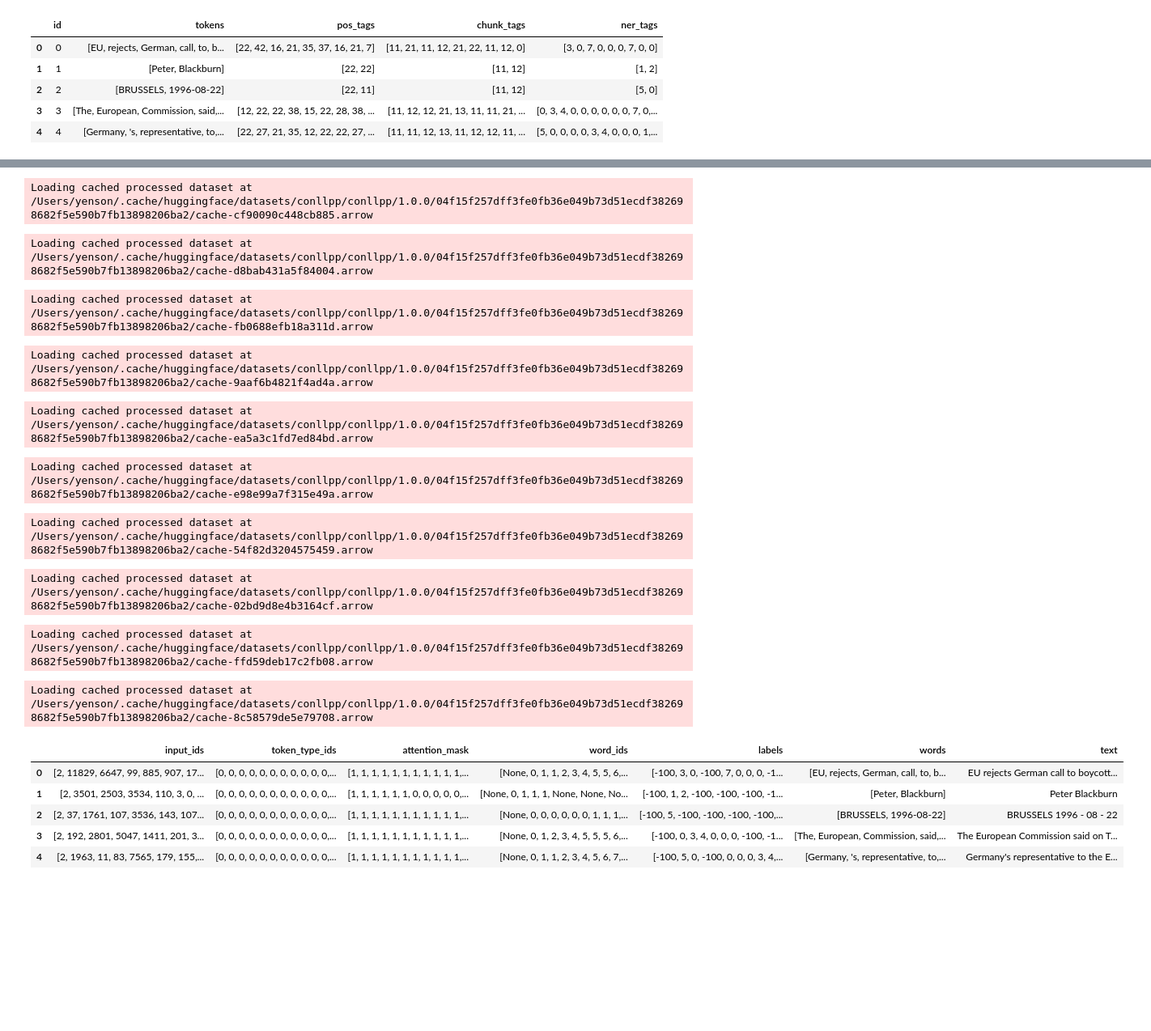
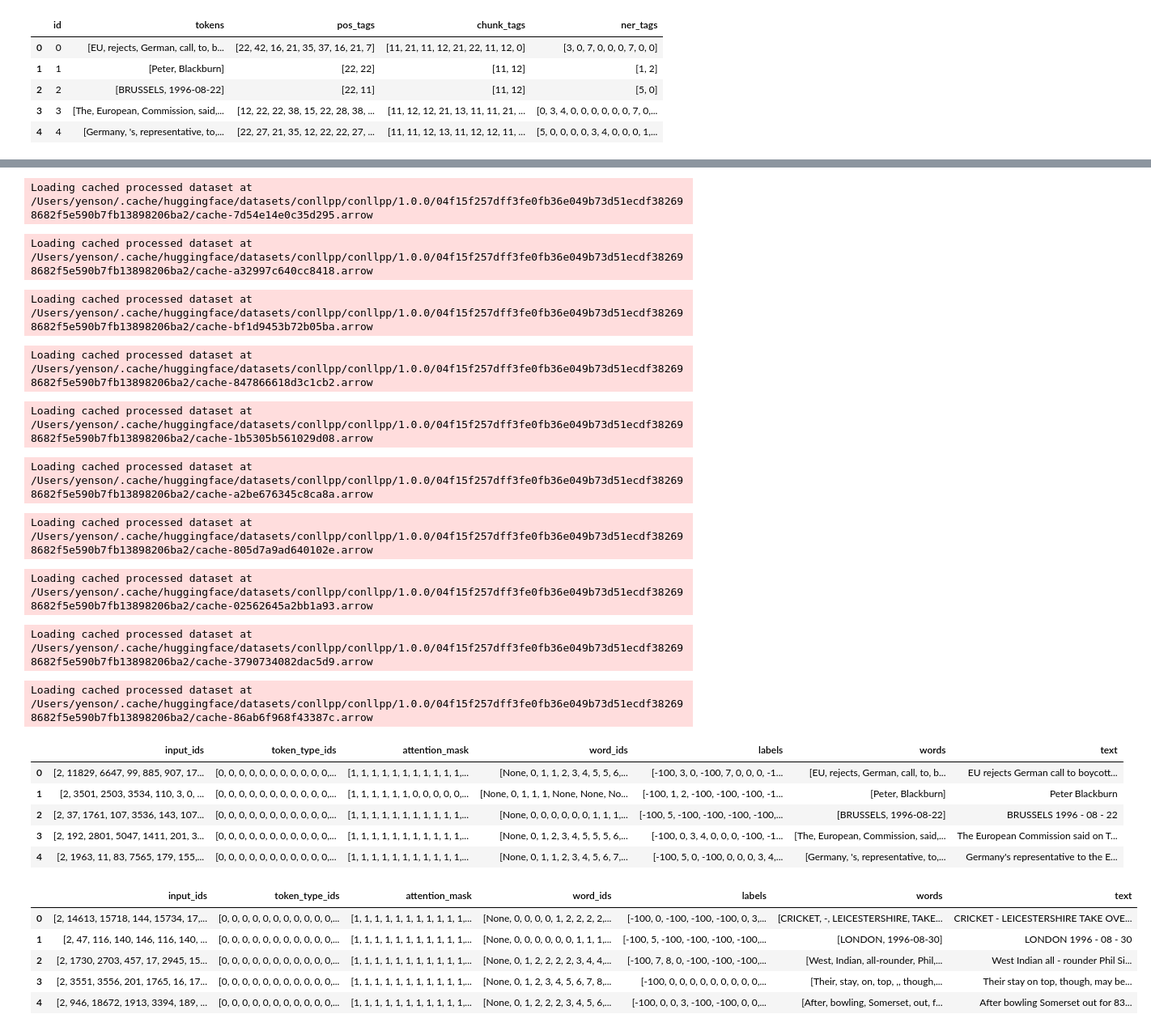
Before and after one commit to yenson-lau/pii-remediation, a Jupyter notebook: eval_pii_remediation/finetune_ner.ipynb, the cells around one changed output, grey strips where cells are left out. Shown at 81% size. Cells and saved outputs as stored; diff of their text form; code cells hidden in the pictures; blank space fills up the shorter version.

Commit message:
NER finetuning on Colab

```diff
--- a/eval_pii_remediation/finetune_ner.ipynb
+++ b/eval_pii_remediation/finetune_ner.ipynb
@@ -12,0 +16,26 @@ pd.set_option('display.max_colwidth', 90)
+# %%
+# Settings
+_colab_install = True
+_testing = True
+
+# Parameters
+tokenizer_dir = path.join(data_dir, "pretrain", "tokenizer")
+model_dir = path.join(data_dir, "pretrain", "model")
+ner_dir = path.join(data_dir, "ner")
+
+null_label = -100   # https://towardsdatascience.com/named-entity-recognition-with-bert-in-pytorch-a454405e0b6a
+max_length = 128
+
+training_args = dict(
+    optim = "adamw_torch",
+    num_train_epochs = 5,
+    per_device_train_batch_size = 64,
+    eval_accumulation_steps = 10,
+
+    evaluation_strategy = "epoch",
+    logging_strategy = "epoch",
+    save_strategy = "epoch",
+
+    load_best_model_at_end = True
+    save_total_limit = 3,
+)
@@ -29,15 +114,12 @@ Reusing dataset conllpp (/Users/yenson/.cache/huggingface/datasets/conllpp/conll
 import torch
 from transformers import BertTokenizerFast
 
-null_label = -100   # https://towardsdatascience.com/named-entity-recognition-with-bert-in-pytorch-a454405e0b6a
-max_length = 128
-
-tokenizer = BertTokenizerFast.from_pretrained(path.join(data_dir, "pretrain", "tokenizer"))
+tokenizer = BertTokenizerFast.from_pretrained(tokenizer_dir)
 
 spc_tok_attr = {"word_ids": [None], "labels": [null_label]}
-cls_token = tokenizer(tokenizer.cls_token, add_special_tokens=False) | spc_tok_attr
-sep_token = tokenizer(tokenizer.sep_token, add_special_tokens=False) | spc_tok_attr
-pad_token = tokenizer(tokenizer.pad_token, add_special_tokens=False) | spc_tok_attr | {"attention_mask": [0]}
+cls_token = {**tokenizer(tokenizer.cls_token, add_special_tokens=False), **spc_tok_attr}
+sep_token = {**tokenizer(tokenizer.sep_token, add_special_tokens=False), **spc_tok_attr}
+pad_token = {**tokenizer(tokenizer.pad_token, add_special_tokens=False), **spc_tok_attr, "attention_mask": [0]}
 
 def process_dataset(ds, null_label=null_label, max_length=max_length, add_special_tokens=True, num_proc=4):
     def process_sample(sample):
@@ -87,4 +169,5 @@ val_dataset = process_dataset(dataset["validation"])
 test_dataset = process_dataset(dataset["test"])
 
 display(pd.DataFrame(train_dataset[:5]))
+display(pd.DataFrame(val_dataset[:5]))
 # %% [output]
@@ -93,16 +176,22 @@ Loading cached processed dataset at /Users/yenson/.cache/huggingface/datasets/co
-Loading cached processed dataset at /Users/yenson/.cache/huggingface/datasets/conllpp/conllpp/1.0.0/04f15f257dff3fe0fb36e049b73d51ecdf382698682f5e590b7fb13898206ba2/cache-cf90090c448cb885.arrow
+Loading cached processed dataset at /Users/yenson/.cache/huggingface/datasets/conllpp/conllpp/1.0.0/04f15f257dff3fe0fb36e049b73d51ecdf382698682f5e590b7fb13898206ba2/cache-7d54e14e0c35d295.arrow
-Loading cached processed dataset at /Users/yenson/.cache/huggingface/datasets/conllpp/conllpp/1.0.0/04f15f257dff3fe0fb36e049b73d51ecdf382698682f5e590b7fb13898206ba2/cache-d8bab431a5f84004.arrow
+Loading cached processed dataset at /Users/yenson/.cache/huggingface/datasets/conllpp/conllpp/1.0.0/04f15f257dff3fe0fb36e049b73d51ecdf382698682f5e590b7fb13898206ba2/cache-a32997c640cc8418.arrow
-Loading cached processed dataset at /Users/yenson/.cache/huggingface/datasets/conllpp/conllpp/1.0.0/04f15f257dff3fe0fb36e049b73d51ecdf382698682f5e590b7fb13898206ba2/cache-fb0688efb18a311d.arrow
+Loading cached processed dataset at /Users/yenson/.cache/huggingface/datasets/conllpp/conllpp/1.0.0/04f15f257dff3fe0fb36e049b73d51ecdf382698682f5e590b7fb13898206ba2/cache-bf1d9453b72b05ba.arrow
-Loading cached processed dataset at /Users/yenson/.cache/huggingface/datasets/conllpp/conllpp/1.0.0/04f15f257dff3fe0fb36e049b73d51ecdf382698682f5e590b7fb13898206ba2/cache-9aaf6b4821f4ad4a.arrow
+Loading cached processed dataset at /Users/yenson/.cache/huggingface/datasets/conllpp/conllpp/1.0.0/04f15f257dff3fe0fb36e049b73d51ecdf382698682f5e590b7fb13898206ba2/cache-847866618d3c1cb2.arrow
-Loading cached processed dataset at /Users/yenson/.cache/huggingface/datasets/conllpp/conllpp/1.0.0/04f15f257dff3fe0fb36e049b73d51ecdf382698682f5e590b7fb13898206ba2/cache-ea5a3c1fd7ed84bd.arrow
+Loading cached processed dataset at /Users/yenson/.cache/huggingface/datasets/conllpp/conllpp/1.0.0/04f15f257dff3fe0fb36e049b73d51ecdf382698682f5e590b7fb13898206ba2/cache-1b5305b561029d08.arrow
-Loading cached processed dataset at /Users/yenson/.cache/huggingface/datasets/conllpp/conllpp/1.0.0/04f15f257dff3fe0fb36e049b73d51ecdf382698682f5e590b7fb13898206ba2/cache-e98e99a7f315e49a.arrow
+Loading cached processed dataset at /Users/yenson/.cache/huggingface/datasets/conllpp/conllpp/1.0.0/04f15f257dff3fe0fb36e049b73d51ecdf382698682f5e590b7fb13898206ba2/cache-a2be676345c8ca8a.arrow
-Loading cached processed dataset at /Users/yenson/.cache/huggingface/datasets/conllpp/conllpp/1.0.0/04f15f257dff3fe0fb36e049b73d51ecdf382698682f5e590b7fb13898206ba2/cache-54f82d3204575459.arrow
+Loading cached processed dataset at /Users/yenson/.cache/huggingface/datasets/conllpp/conllpp/1.0.0/04f15f257dff3fe0fb36e049b73d51ecdf382698682f5e590b7fb13898206ba2/cache-805d7a9ad640102e.arrow
-Loading cached processed dataset at /Users/yenson/.cache/huggingface/datasets/conllpp/conllpp/1.0.0/04f15f257dff3fe0fb36e049b73d51ecdf382698682f5e590b7fb13898206ba2/cache-02bd9d8e4b3164cf.arrow
+Loading cached processed dataset at /Users/yenson/.cache/huggingface/datasets/conllpp/conllpp/1.0.0/04f15f257dff3fe0fb36e049b73d51ecdf382698682f5e590b7fb13898206ba2/cache-02562645a2bb1a93.arrow
-Loading cached processed dataset at /Users/yenson/.cache/huggingface/datasets/conllpp/conllpp/1.0.0/04f15f257dff3fe0fb36e049b73d51ecdf382698682f5e590b7fb13898206ba2/cache-ffd59deb17c2fb08.arrow
+Loading cached processed dataset at /Users/yenson/.cache/huggingface/datasets/conllpp/conllpp/1.0.0/04f15f257dff3fe0fb36e049b73d51ecdf382698682f5e590b7fb13898206ba2/cache-3790734082dac5d9.arrow
-Loading cached processed dataset at /Users/yenson/.cache/huggingface/datasets/conllpp/conllpp/1.0.0/04f15f257dff3fe0fb36e049b73d51ecdf382698682f5e590b7fb13898206ba2/cache-8c58579de5e79708.arrow
+Loading cached processed dataset at /Users/yenson/.cache/huggingface/datasets/conllpp/conllpp/1.0.0/04f15f257dff3fe0fb36e049b73d51ecdf382698682f5e590b7fb13898206ba2/cache-86ab6f968f43387c.arrow
 |  | input_ids | token_type_ids | attention_mask | word_ids | labels | words | text |
 | 0 | [2, 11829, 6647, 99, 885, 907, 17... | [0, 0, 0, 0, 0, 0, 0, 0, 0, 0, 0,... | [1, 1, 1, 1, 1, 1, 1, 1, 1, 1, 1,... | [None, 0, 1, 1, 2, 3, 4, 5, 5, 6,... | [-100, 3, 0, -100, 7, 0, 0, 0, -1... | [EU, rejects, German, call, to, b... | EU rejects German call to boycott... |
 | 1 | [2, 3501, 2503, 3534, 110, 3, 0, ... | [0, 0, 0, 0, 0, 0, 0, 0, 0, 0, 0,... | [1, 1, 1, 1, 1, 1, 0, 0, 0, 0, 0,... | [None, 0, 1, 1, 1, None, None, No... | [-100, 1, 2, -100, -100, -100, -1... | [Peter, Blackburn] | Peter Blackburn |
 | 2 | [2, 37, 1761, 107, 3536, 143, 107... | [0, 0, 0, 0, 0, 0, 0, 0, 0, 0, 0,... | [1, 1, 1, 1, 1, 1, 1, 1, 1, 1, 1,... | [None, 0, 0, 0, 0, 0, 0, 1, 1, 1,... | [-100, 5, -100, -100, -100, -100,... | [BRUSSELS, 1996-08-22] | BRUSSELS 1996 - 08 - 22 |
 | 3 | [2, 192, 2801, 5047, 1411, 201, 3... | [0, 0, 0, 0, 0, 0, 0, 0, 0, 0, 0,... | [1, 1, 1, 1, 1, 1, 1, 1, 1, 1, 1,... | [None, 0, 1, 2, 3, 4, 5, 5, 5, 6,... | [-100, 0, 3, 4, 0, 0, 0, -100, -1... | [The, European, Commission, said,... | The European Commission said on T... |
 | 4 | [2, 1963, 11, 83, 7565, 179, 155,... | [0, 0, 0, 0, 0, 0, 0, 0, 0, 0, 0,... | [1, 1, 1, 1, 1, 1, 1, 1, 1, 1, 1,... | [None, 0, 1, 1, 2, 3, 4, 5, 6, 7,... | [-100, 5, 0, -100, 0, 0, 0, 3, 4,... | [Germany, 's, representative, to,... | Germany's representative to the E... |
+|  | input_ids | token_type_ids | attention_mask | word_ids | labels | words | text |
+| 0 | [2, 14613, 15718, 144, 15734, 17,... | [0, 0, 0, 0, 0, 0, 0, 0, 0, 0, 0,... | [1, 1, 1, 1, 1, 1, 1, 1, 1, 1, 1,... | [None, 0, 0, 0, 0, 1, 2, 2, 2, 2,... | [-100, 0, -100, -100, -100, 0, 3,... | [CRICKET, -, LEICESTERSHIRE, TAKE... | CRICKET - LEICESTERSHIRE TAKE OVE... |
+| 1 | [2, 47, 116, 140, 146, 116, 140, ... | [0, 0, 0, 0, 0, 0, 0, 0, 0, 0, 0,... | [1, 1, 1, 1, 1, 1, 1, 1, 1, 1, 1,... | [None, 0, 0, 0, 0, 0, 0, 1, 1, 1,... | [-100, 5, -100, -100, -100, -100,... | [LONDON, 1996-08-30] | LONDON 1996 - 08 - 30 |
+| 2 | [2, 1730, 2703, 457, 17, 2945, 15... | [0, 0, 0, 0, 0, 0, 0, 0, 0, 0, 0,... | [1, 1, 1, 1, 1, 1, 1, 1, 1, 1, 1,... | [None, 0, 1, 2, 2, 2, 2, 3, 4, 4,... | [-100, 7, 8, 0, -100, -100, -100,... | [West, Indian, all-rounder, Phil,... | West Indian all - rounder Phil Si... |
+| 3 | [2, 3551, 3556, 201, 1765, 16, 17... | [0, 0, 0, 0, 0, 0, 0, 0, 0, 0, 0,... | [1, 1, 1, 1, 1, 1, 1, 1, 1, 1, 1,... | [None, 0, 1, 2, 3, 4, 5, 6, 7, 8,... | [-100, 0, 0, 0, 0, 0, 0, 0, 0, 0,... | [Their, stay, on, top, ,, though,... | Their stay on top, though, may be... |
+| 4 | [2, 946, 18672, 1913, 3394, 189, ... | [0, 0, 0, 0, 0, 0, 0, 0, 0, 0, 0,... | [1, 1, 1, 1, 1, 1, 1, 1, 1, 1, 1,... | [None, 0, 1, 2, 2, 2, 3, 4, 5, 6,... | [-100, 0, 0, 3, -100, -100, 0, 0,... | [After, bowling, Somerset, out, f... | After bowling Somerset out for 83... |
```
Also changed, not shown: parts of 16 cells of this notebook.
